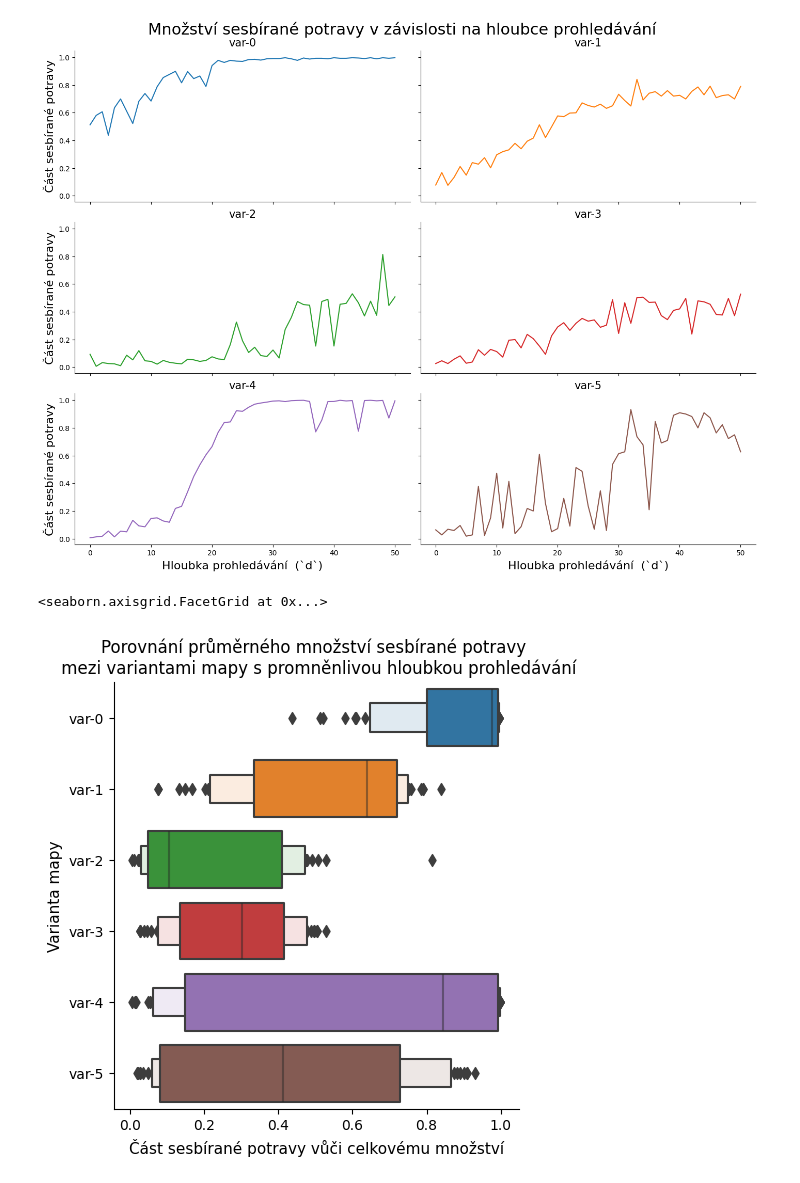
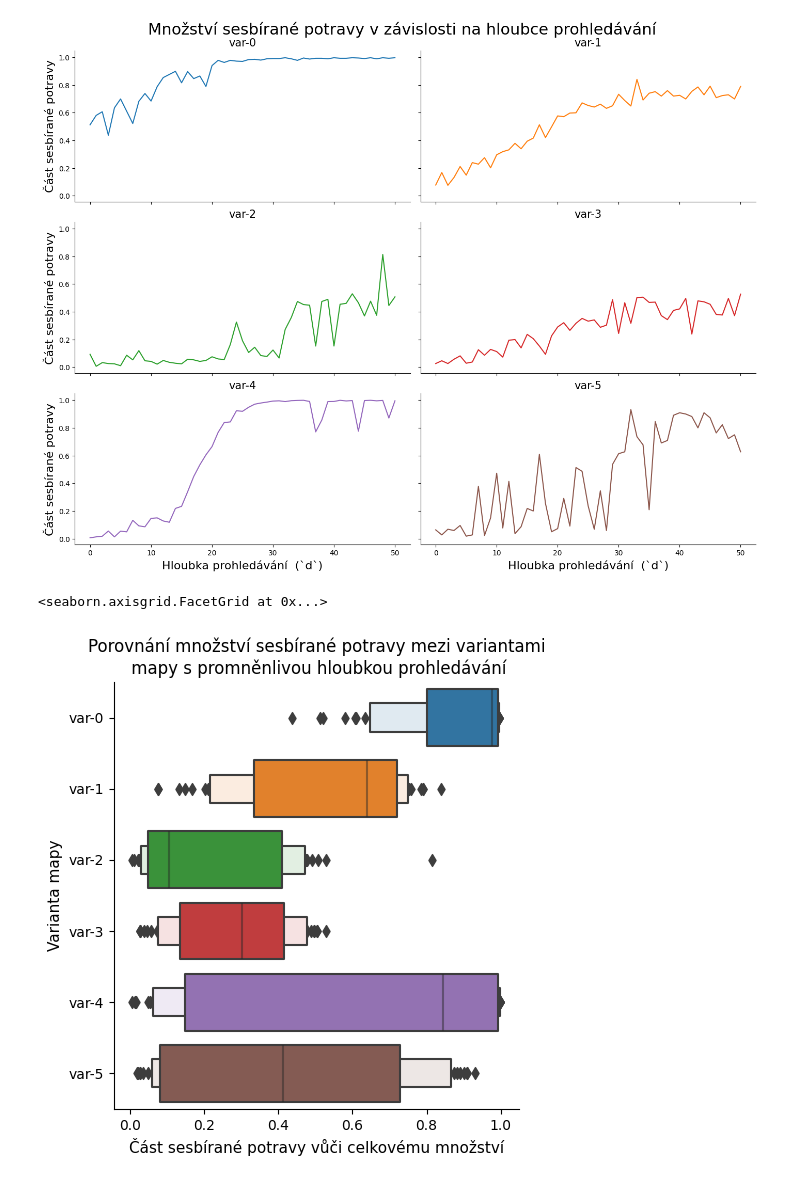
Before and after one commit to dbeinhauer/ant_colony_model, a Jupyter notebook: plot_creator.ipynb, the cells around one changed output. Cells and saved outputs as stored; diff of their text form; code cells hidden in the pictures.

```diff
--- a/plot_creator.ipynb
+++ b/plot_creator.ipynb
@@ -487,14 +469,14 @@ for ax, title in zip(g.axes.flat, depth_data["map_variant"].unique()):
 # %%
 g = sns.catplot(
     data=depth_data,
     y="map_variant",
     x="food_percentage",
     kind="boxen",
-).set(title="Porovnání průměrného množství sesbírané potravy \n mezi variantami mapy s promněnlivou hloubkou prohledávání")
+).set(title="Porovnání množství sesbírané potravy mezi variantami\n mapy s promněnlivou hloubkou prohledávání")
 
 g.set_axis_labels("Část sesbírané potravy vůči celkovému množství", "Varianta mapy", fontsize=11)
 
 # plt.savefig('template1/images/search_depth_variants_means.pdf', bbox_inches='tight')
 # %% [output]
 <seaborn.axisgrid.FacetGrid at 0x...>
-[figure, old version]
+[figure, new version]
```
Also changed, not shown: parts of 10 cells of this notebook, 6 other files.
